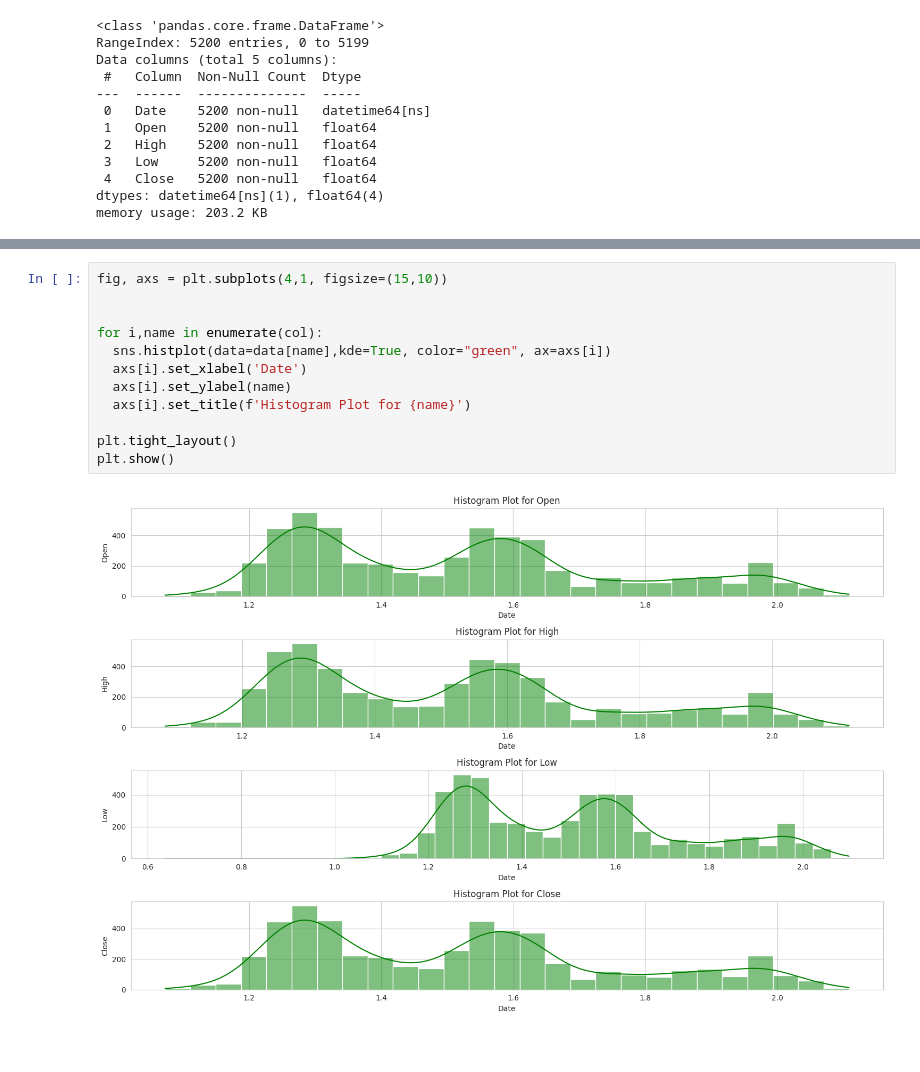
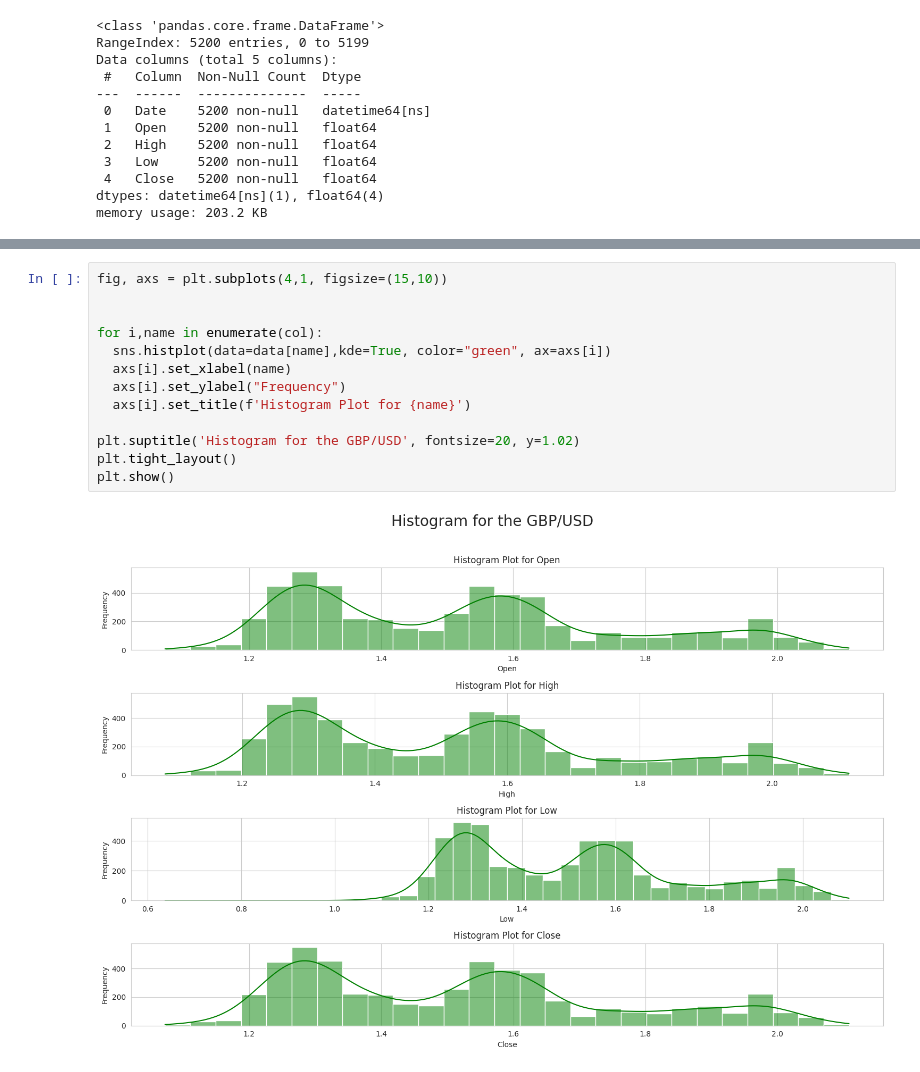
Before and after one commit to kashir123/GBPUSD-final-project, a Jupyter notebook: GBPUSD_price_prediction.ipynb, the cells around one changed output, grey strips where cells are left out. Cells and saved outputs as stored; diff of their text form; blank space fills up the shorter version.

```diff
--- a/GBPUSD_price_prediction.ipynb
+++ b/GBPUSD_price_prediction.ipynb
@@ -114,14 +127,15 @@ plt.show()
 # %%
 fig, axs = plt.subplots(4,1, figsize=(15,10))
 
 
 for i,name in enumerate(col):
   sns.histplot(data=data[name],kde=True, color="green", ax=axs[i])
-  axs[i].set_xlabel('Date')
-  axs[i].set_ylabel(name)
+  axs[i].set_xlabel(name)
+  axs[i].set_ylabel("Frequency")
   axs[i].set_title(f'Histogram Plot for {name}')
 
+plt.suptitle('Histogram for the GBP/USD', fontsize=20, y=1.02)
 plt.tight_layout()
 plt.show()
 # %% [output]
-[figure, old version]
+[figure, new version]
```
Also changed, not shown: parts of 14 cells of this notebook.
